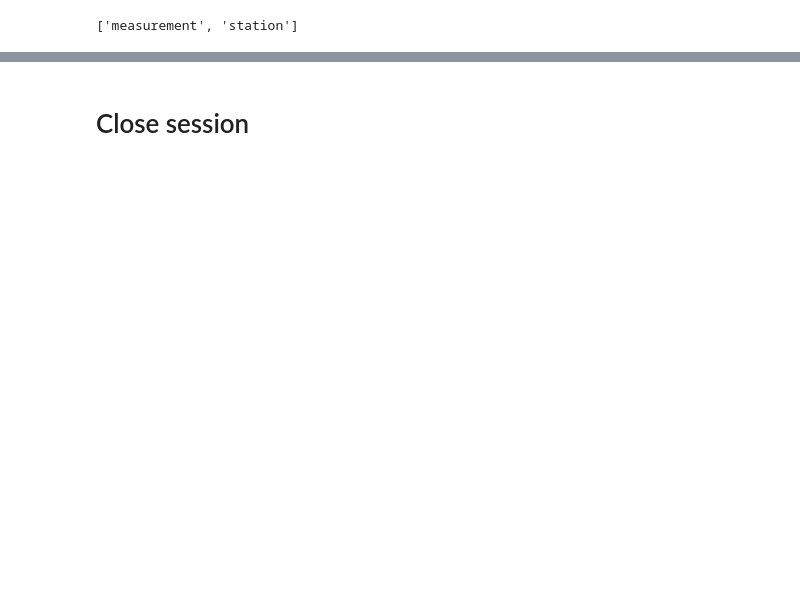
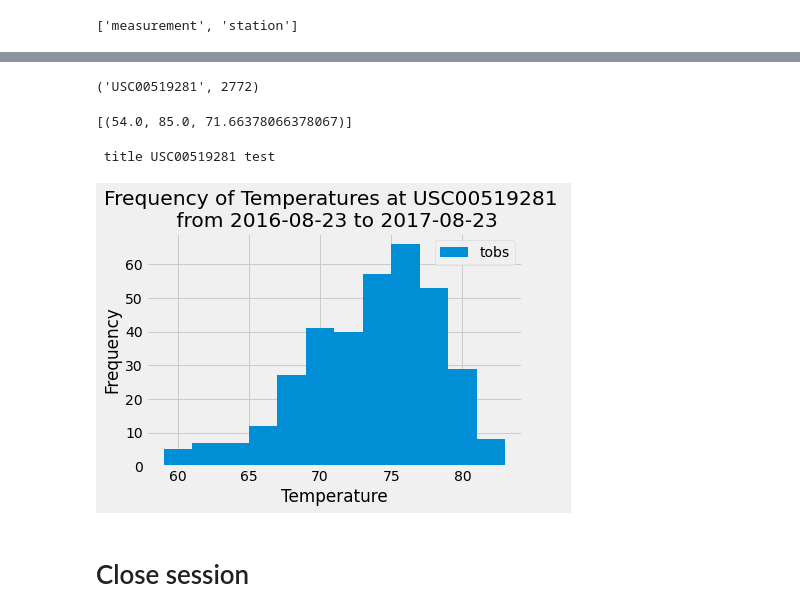
Before and after one commit to JGarvert/SQLAlchemy, a Jupyter notebook: climate_starter.ipynb, the cells around one changed output, grey strips where cells are left out. Drawn from its saved outputs; the diff is of its cells as text; code cells hidden in the pictures; blank space fills up the shorter version.

```diff
--- a/climate_starter.ipynb
+++ b/climate_starter.ipynb
@@ -179,3 +150,8 @@ session.query(Station.station).count()
 # %%
 # Design a query to find the most active stations (i.e. what stations have the most rows?)
 # List the stations and the counts in descending order.
+meas_station_table = [Measurement.station,func.count(Measurement.id)]
+station_list = session.query(*meas_station_table).\
+    group_by(Measurement.station).\
+    order_by(func.count(Measurement.id).desc()).all()
+station_list
@@ -182,8 +168,34 @@ session.query(Station.station).count()
+# %%
+station_top = session.query(*meas_station_table).\
+    group_by(Measurement.station).\
+    order_by(func.count(Measurement.id).desc()).first()
+station_top
+# %% [output]
+('USC00519281', 2772)
 # %%
 # Using the most active station id from the previous query, calculate the lowest, highest, and average temperature.
+session.query(func.min(Measurement.tobs),\
+              func.max(Measurement.tobs),\
+              func.avg(Measurement.tobs)).\
+    filter(Measurement.station == station_top[0]).all()
+# %% [output]
+[(54.0, 85.0, 71.66378066378067)]
 # %%
 # Using the most active station id
 # Query the last 12 months of temperature observation data for this station and plot the results as a histogram
+station_top_obs = session.query(Measurement.date, Measurement.tobs).\
+                            filter(Measurement.station == station_top[0]).\
+                            filter(Measurement.date >= prior_year_date).all()
+
+station_top_obs_df = pd.DataFrame(station_top_obs)
+
+station_top_obs_df.plot.hist(bins=12)
+plt.xlabel('Temperature')
+plt.title(f"Frequency of Temperatures at {station_top[0]} \n from {prior_year_date} to {most_recent_date}")
+print(f" title {station_top[0]} test")
+# %% [output]
+ title USC00519281 test
+[figure, added]
 # %% [markdown]
 # Close session
 # %%
```
Also changed, not shown: parts of 7 cells of this notebook.
